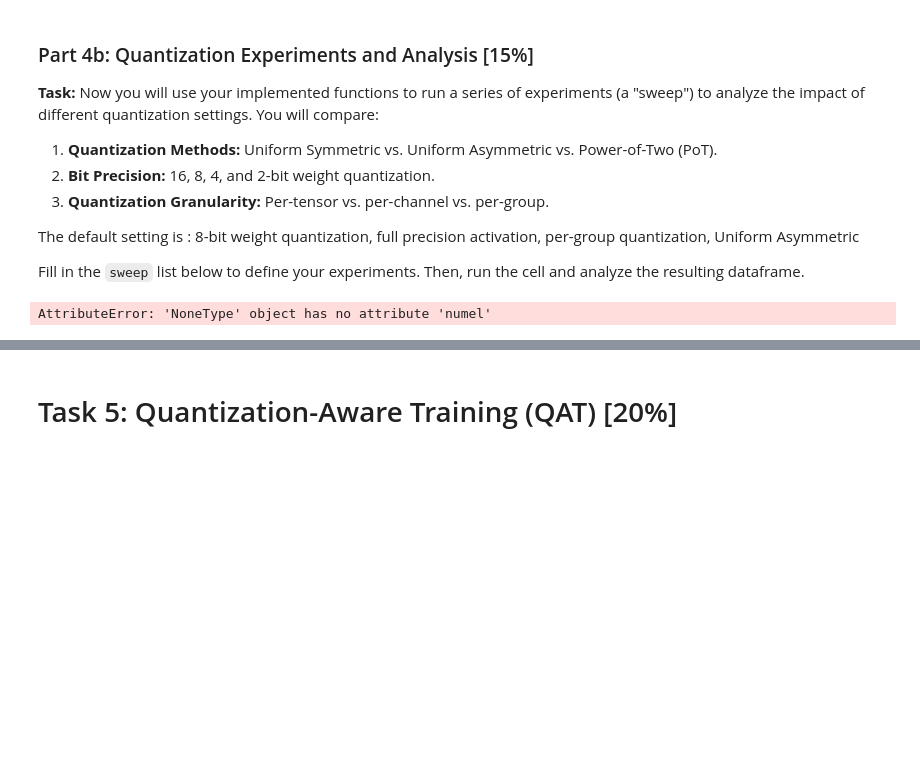
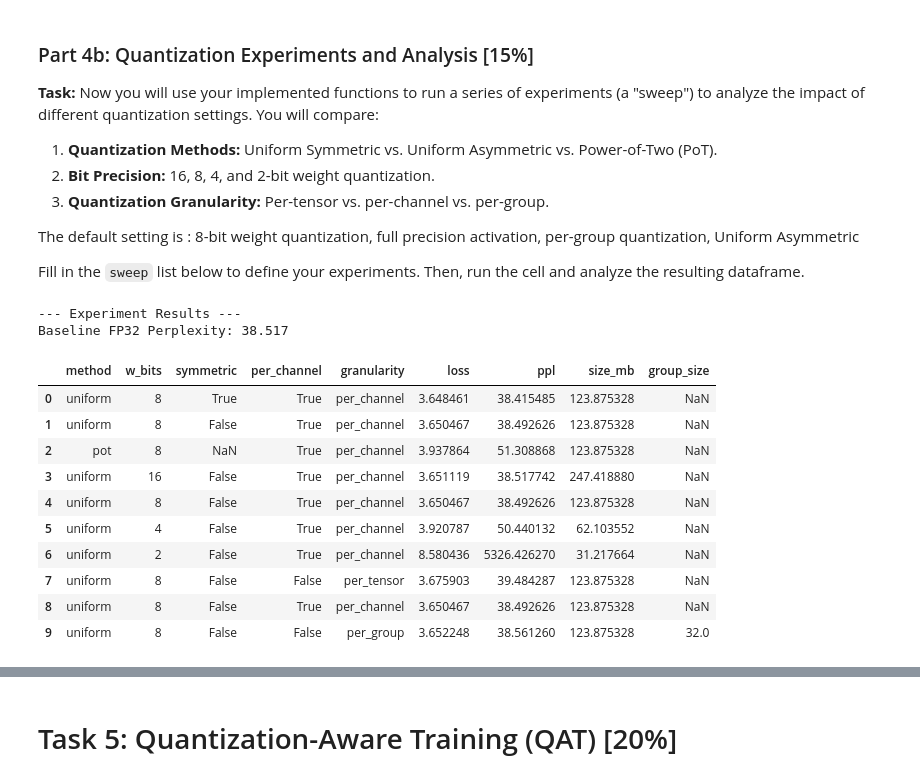
Before and after one commit to Bluefin-Tuna/CS4803-EML, a Jupyter notebook: p2/Lab2_Tanush_Chopra.ipynb, the cells around one changed output, grey strips where cells are left out. Drawn from its saved outputs; the diff is of its cells as text; code cells hidden in the pictures; blank space fills up the shorter version.

```diff
--- a/p2/Lab2_Tanush_Chopra.ipynb
+++ b/p2/Lab2_Tanush_Chopra.ipynb
@@ -208,7 +208,9 @@ def estimated_weight_size_bytes(m: nn.Module, w_bits=8):
     for module in m.modules():
         if not isinstance(module, nn.Linear):
             continue
-        total_bytes += (module.weight.numel() * w_bits + 7) // 8 + (module.bias.numel() * 4)
+        total_bytes += (module.weight.numel() * w_bits + 7) // 8
+        if module.bias is not None:
+            total_bytes += module.bias.numel() * 4
     return total_bytes
 
 
@@ -544,46 +530,59 @@ def eval_on_device(m, loader, device):
     m.to("cpu"); gc.collect()
     if torch.cuda.is_available(): torch.cuda.empty_cache()
     return loss, ppl
 
 # TODO: Define your experiments in the sweep list.
 # Each entry is a dictionary specifying the parameters for make_quantized_copy.
 sweep = [
     # Example: {"method": "uniform", "w_bits": 8, "symmetric": False, "granularity": "per_group", "group_size": 32},
     # Task 1: Compare Quantization Methods (uniform symmetric, uniform asymmetric, power-of-two)
-    {"method": "uniform", "w_bits": 8, "symmetric": True, "granularity": "per_group", "group_size": 32},
-    {"method": "uniform", "w_bits": 8, "symmetric": False, "granularity": "per_group", "group_size": 32},
-    {"method": "pot", "w_bits": 8, "symmetric": False, "granularity": "per_group", "group_size": 32},
+    {"method": "uniform", "w_bits": 8, "symmetric": True,  "granularity": "per_channel"},
+    {"method": "uniform", "w_bits": 8, "symmetric": False, "granularity": "per_channel"},
+    {"method": "pot",     "w_bits": 8,                     "granularity": "per_channel"},
 
-    # Task 2: Compare Precision (16,8,4,2 bit weight quantization)
-    {"method": "uniform", "w_bits": 16, "symmetric": False, "granularity": "per_group", "group_size": 32},
-    {"method": "uniform", "w_bits": 8, "symmetric": False, "granularity": "per_group", "group_size": 32},
-    {"method": "uniform", "w_bits": 4, "symmetric": False, "granularity": "per_group", "group_size": 32},
-    {"method": "uniform", "w_bits": 2, "symmetric": False, "granularity": "per_group", "group_size": 32},
-    # Task 3: Compare Granularity (per-tensor, per-channel, per-group)
-    {"method": "uniform", "w_bits": 8, "symmetric": False, "granularity": "per_tensor", "group_size": None},
-    {"method": "uniform", "w_bits": 8, "symmetric": False, "granularity": "per_channel", "group_size": None},
-    {"method": "uniform", "w_bits": 8, "symmetric": False, "granularity": "per_group", "group_size": 32},
+    # Task 2: Compare Precision (16, 8, 4, 2-bit weight quantization), per-channel
+    {"method": "uniform", "w_bits": 16, "symmetric": False, "granularity": "per_channel"},
+    {"method": "uniform", "w_bits": 8,  "symmetric": False, "granularity": "per_channel"},
+    {"method": "uniform", "w_bits": 4,  "symmetric": False, "granularity": "per_channel"},
+    {"method": "uniform", "w_bits": 2,  "symmetric": False, "granularity": "per_channel"},
+
+    # Task 3: Compare Granularity (per-tensor vs per-channel) at 8-bit
+    {"method": "uniform", "w_bits": 8, "symmetric": False, "granularity": "per_tensor"},
+    {"method": "uniform", "w_bits": 8, "symmetric": False, "granularity": "per_channel"},
+    {"method": "uniform", "w_bits": 8, "symmetric": False, "granularity": "per_group", "group_size": 32}
 ]
 
 results = []
 for params in sweep:
     gran = params.get("granularity", "per_tensor")
     params["per_channel"] = (gran == "per_channel")
     if "granularity" in params: del params["granularity"]
 
     qm = make_quantized_copy(model, **params)
     est_size = estimated_weight_size_bytes(qm, w_bits=params['w_bits'])
     loss, ppl = eval_on_device(qm, eval_dataloader, device)
 
     res_key = {**params, "granularity": gran, "loss": loss, "ppl": ppl, "size_mb": est_size / 1e6}
     results.append(res_key)
 
 df = pd.DataFrame(results)
 print("--- Experiment Results ---")
 print(f"Baseline FP32 Perplexity: {ppl_fp:.3f}")
 df
 # %% [output]
-AttributeError: 'NoneType' object has no attribute 'numel'
+--- Experiment Results ---
+Baseline FP32 Perplexity: 38.517
+|  | method | w_bits | symmetric | per_channel | granularity | loss | ppl | size_mb | group_size |
+| 0 | uniform | 8 | True | True | per_channel | 3.648461 | 38.415485 | 123.875328 | NaN |
+| 1 | uniform | 8 | False | True | per_channel | 3.650467 | 38.492626 | 123.875328 | NaN |
+| 2 | pot | 8 | NaN | True | per_channel | 3.937864 | 51.308868 | 123.875328 | NaN |
+| 3 | uniform | 16 | False | True | per_channel | 3.651119 | 38.517742 | 247.418880 | NaN |
+| 4 | uniform | 8 | False | True | per_channel | 3.650467 | 38.492626 | 123.875328 | NaN |
+| 5 | uniform | 4 | False | True | per_channel | 3.920787 | 50.440132 | 62.103552 | NaN |
+| 6 | uniform | 2 | False | True | per_channel | 8.580436 | 5326.426270 | 31.217664 | NaN |
+| 7 | uniform | 8 | False | False | per_tensor | 3.675903 | 39.484287 | 123.875328 | NaN |
+| 8 | uniform | 8 | False | True | per_channel | 3.650467 | 38.492626 | 123.875328 | NaN |
+| 9 | uniform | 8 | False | False | per_group | 3.652248 | 38.561260 | 123.875328 | 32.0 |
 # %% [markdown]
 ### Analysis of Results
 
```
Also changed, not shown: parts of 10 cells of this notebook.
